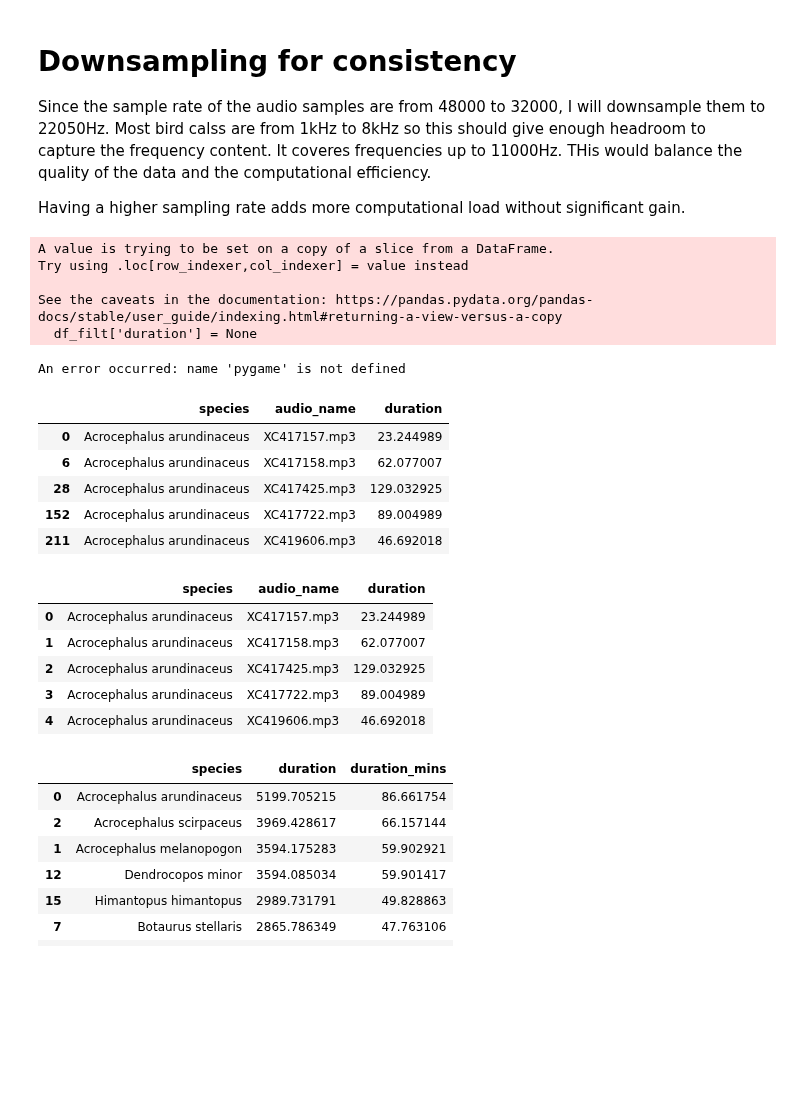
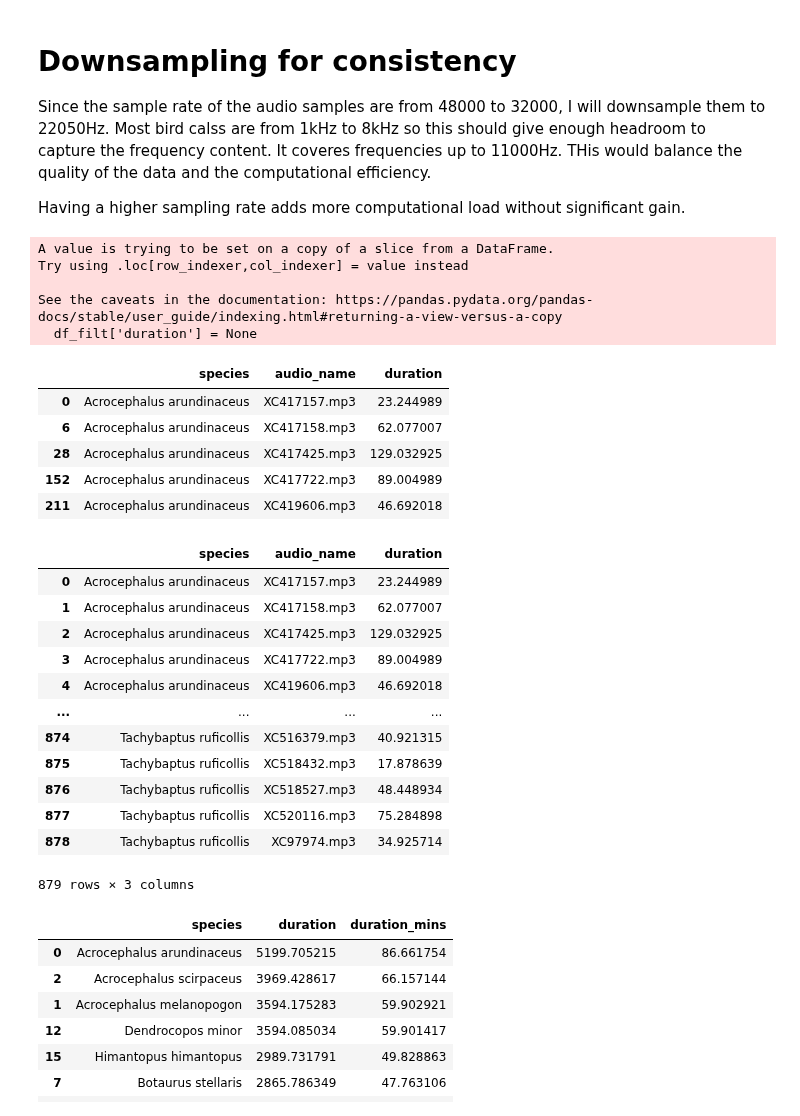
Before and after one commit to Thato-Mot/Final-Version-Of-Bird-Classification-Project, a Jupyter notebook: a. Imbalanced-Data/1. Data-Partitioning/data-selection.ipynb, the cells around one changed output. Cells and saved outputs as stored; diff of their text form; code cells hidden in the pictures; blank space fills up the shorter version.

```diff
--- a/a. Imbalanced-Data/1. Data-Partitioning/data-selection.ipynb
+++ b/a. Imbalanced-Data/1. Data-Partitioning/data-selection.ipynb
@@ -62,8 +34,8 @@ def play_sound(file_path):
 # **Cleaning the dataset**
 # %%
 # Locations
-path = 'C:/Users/thato/Documents/Final-Year-Project/Dataset/Project-V4/audio_files' # Where all the species are stored
-input_file = 'C:/Users/thato/Documents/Final-Year-Project/Dataset/Project-V4/raw_metadata.csv' # raw metadata
+path = 'C:/Users/thato/Documents/Final-Year-Project/Dataset/Final-Version-Of-Bird-Classification-Project/audio_files' # Where all the species are stored
+input_file = 'C:/Users/thato/Documents/Final-Year-Project/Dataset/Final-Version-Of-Bird-Classification-Project/raw_metadata.csv' # raw metadata
 df = pd.read_csv(input_file, delimiter=';')
 sr = 22050
 df.head()
@@ -207,7 +175,6 @@ Try using .loc[row_indexer,col_indexer] = value instead
 
 See the caveats in the documentation: https://pandas.pydata.org/pandas-docs/stable/user_guide/indexing.html#returning-a-view-versus-a-copy
   df_filt['duration'] = None
-An error occurred: name 'pygame' is not defined
 |  | species | audio_name | duration |
 | 0 | Acrocephalus arundinaceus | XC417157.mp3 | 23.244989 |
 | 6 | Acrocephalus arundinaceus | XC417158.mp3 | 62.077007 |
@@ -216,15 +183,21 @@ An error occurred: name 'pygame' is not defined
 | 211 | Acrocephalus arundinaceus | XC419606.mp3 | 46.692018 |
 # %%
 df_filt = df_filt.reset_index(drop=True)
-play_sound('sound.wav')
-df_filt.head()
+df_filt
 # %% [output]
 |  | species | audio_name | duration |
 | 0 | Acrocephalus arundinaceus | XC417157.mp3 | 23.244989 |
 | 1 | Acrocephalus arundinaceus | XC417158.mp3 | 62.077007 |
 | 2 | Acrocephalus arundinaceus | XC417425.mp3 | 129.032925 |
 | 3 | Acrocephalus arundinaceus | XC417722.mp3 | 89.004989 |
 | 4 | Acrocephalus arundinaceus | XC419606.mp3 | 46.692018 |
+| ... | ... | ... | ... |
+| 874 | Tachybaptus ruficollis | XC516379.mp3 | 40.921315 |
+| 875 | Tachybaptus ruficollis | XC518432.mp3 | 17.878639 |
+| 876 | Tachybaptus ruficollis | XC518527.mp3 | 48.448934 |
+| 877 | Tachybaptus ruficollis | XC520116.mp3 | 75.284898 |
+| 878 | Tachybaptus ruficollis | XC97974.mp3 | 34.925714 |
+879 rows × 3 columns
 # %%
 duration_sum = df_filt.groupby('species', as_index=False)['duration'].sum()
 duration_sum['duration_mins'] = duration_sum['duration'] / 60
```
Also changed, not shown: parts of 24 cells of this notebook.
